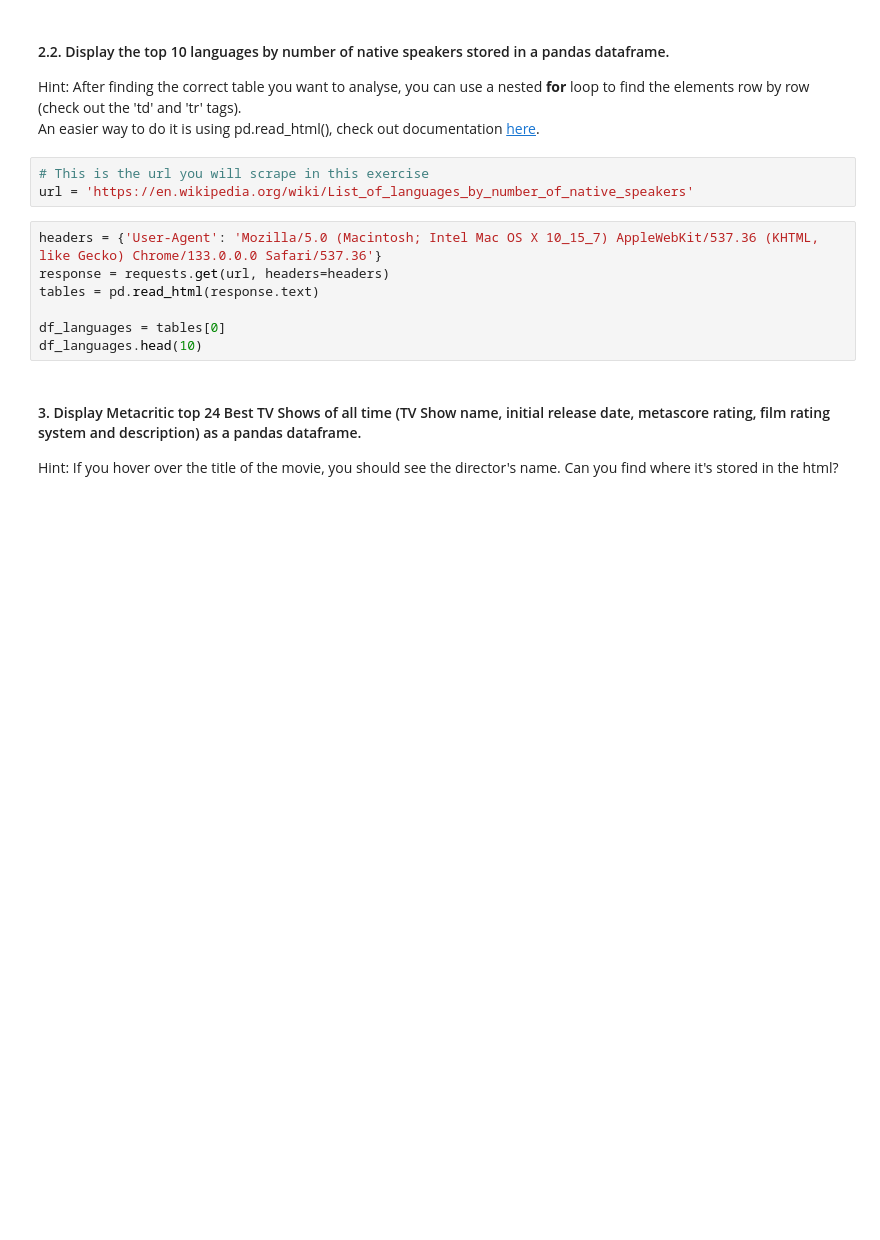
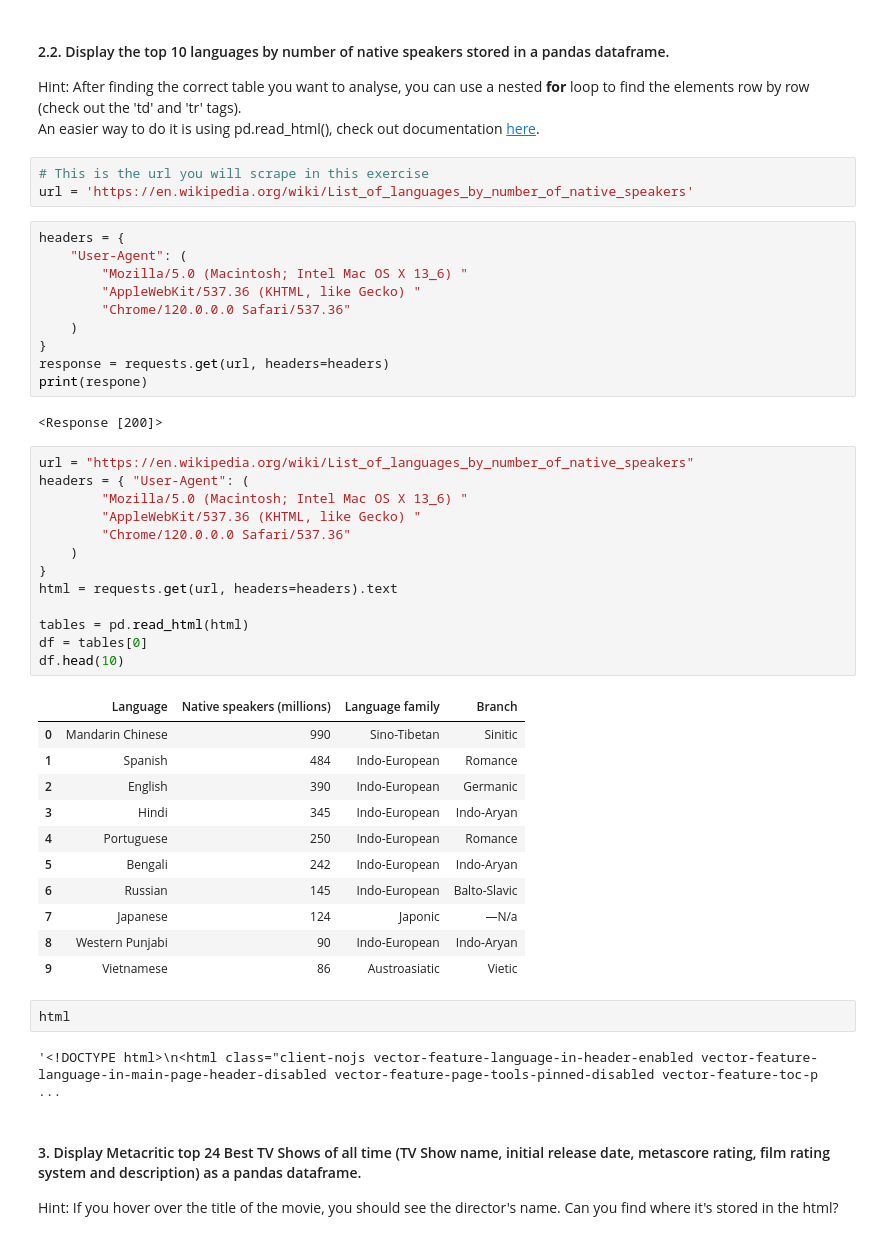
Before and after one commit to zeroKool1ne/lab-dsai-web-scraping, a Jupyter notebook: your-code/main.ipynb, the cells around one changed output. Drawn from its saved outputs; the diff is of its cells as text; blank space fills up the shorter version.

```diff
--- a/your-code/main.ipynb
+++ b/your-code/main.ipynb
@@ -247,12 +268,46 @@ Hint: After finding the correct table you want to analyse, you can use a nested
 # This is the url you will scrape in this exercise
 url = 'https://en.wikipedia.org/wiki/List_of_languages_by_number_of_native_speakers'
 # %%
-headers = {'User-Agent': 'Mozilla/5.0 (Macintosh; Intel Mac OS X 10_15_7) AppleWebKit/537.36 (KHTML, like Gecko) Chrome/133.0.0.0 Safari/537.36'}
+headers = {
+    "User-Agent": (
+        "Mozilla/5.0 (Macintosh; Intel Mac OS X 13_6) "
+        "AppleWebKit/537.36 (KHTML, like Gecko) "
+        "Chrome/120.0.0.0 Safari/537.36"
+    )
+}
 response = requests.get(url, headers=headers)
-tables = pd.read_html(response.text)
-
-df_languages = tables[0]
-df_languages.head(10)
+print(respone)
+# %% [output]
+<Response [200]>
+# %%
+url = "https://en.wikipedia.org/wiki/List_of_languages_by_number_of_native_speakers"
+headers = { "User-Agent": (
+        "Mozilla/5.0 (Macintosh; Intel Mac OS X 13_6) "
+        "AppleWebKit/537.36 (KHTML, like Gecko) "
+        "Chrome/120.0.0.0 Safari/537.36"
+    )
+}
+html = requests.get(url, headers=headers).text
+
+tables = pd.read_html(html)
+df = tables[0]
+df.head(10)
+# %% [output]
+|  | Language | Native speakers (millions) | Language family | Branch |
+| 0 | Mandarin Chinese | 990 | Sino-Tibetan | Sinitic |
+| 1 | Spanish | 484 | Indo-European | Romance |
+| 2 | English | 390 | Indo-European | Germanic |
+| 3 | Hindi | 345 | Indo-European | Indo-Aryan |
+| 4 | Portuguese | 250 | Indo-European | Romance |
+| 5 | Bengali | 242 | Indo-European | Indo-Aryan |
+| 6 | Russian | 145 | Indo-European | Balto-Slavic |
+| 7 | Japanese | 124 | Japonic | —N/a |
+| 8 | Western Punjabi | 90 | Indo-European | Indo-Aryan |
+| 9 | Vietnamese | 86 | Austroasiatic | Vietic |
+# %%
+html
+# %% [output]
+'<!DOCTYPE html>\n<html class="client-nojs vector-feature-language-in-header-enabled vector-feature-language-in-main-page-header-disabled vector-feature-page-tools-pinned-disabled vector-feature-toc-p ...
 # %% [markdown]
 #### 3. Display Metacritic top 24 Best TV Shows of all time (TV Show name, initial release date, metascore rating, film rating system and description) as a pandas dataframe.
 Hint: If you hover over the title of the movie, you should see the director's name. Can you find where it's stored in the html?
```
Also changed, not shown: parts of 10 cells of this notebook.
